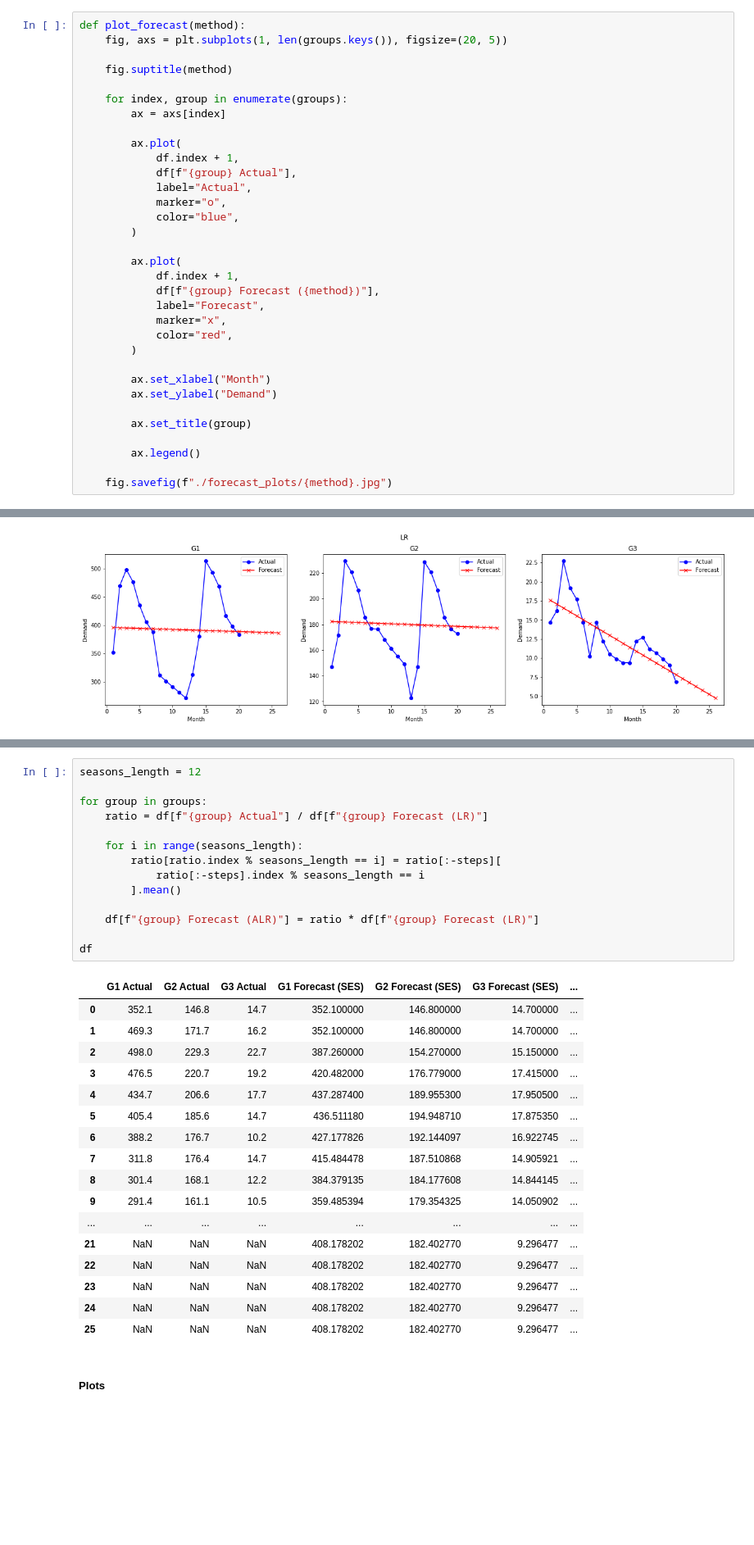
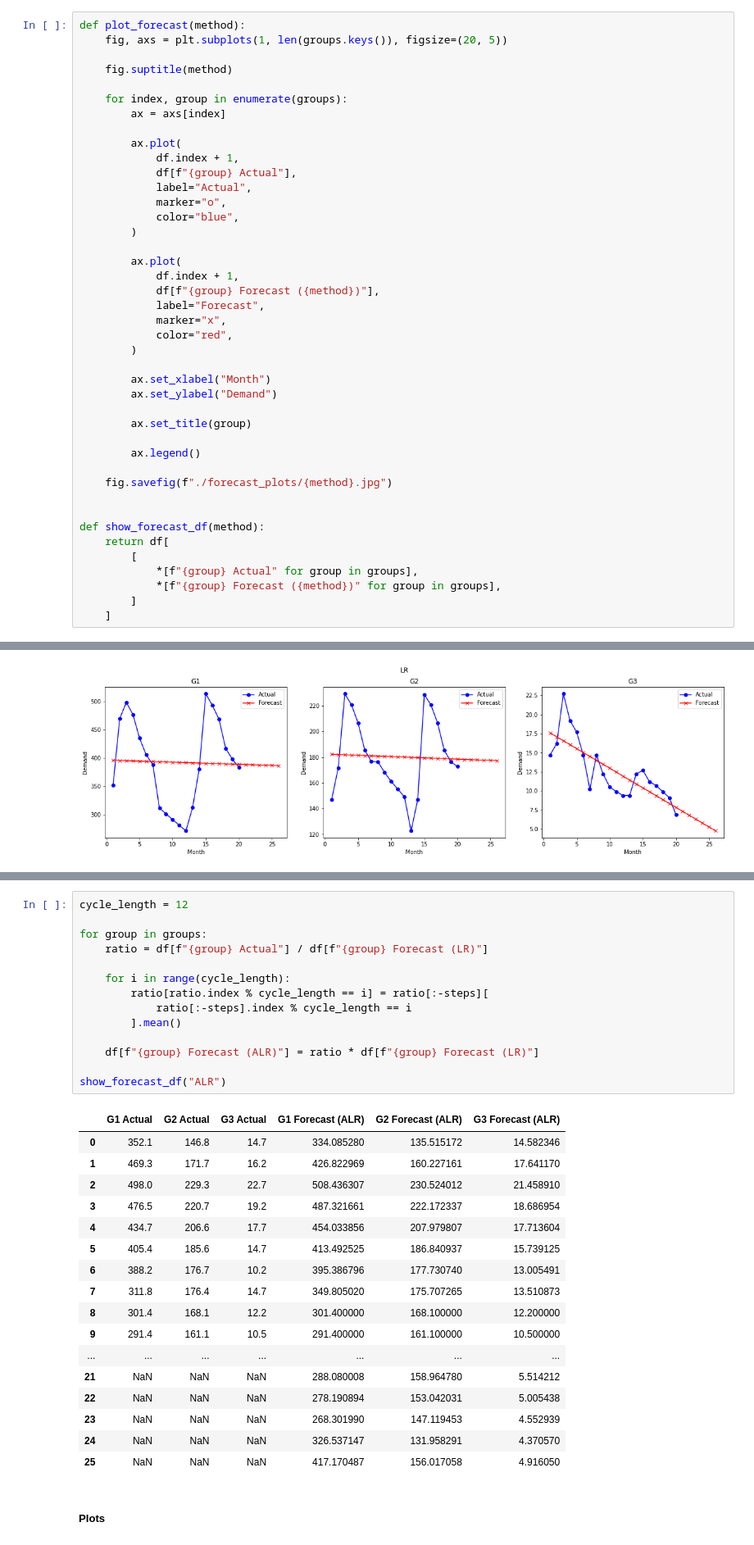
Before and after one commit to Hawmex/aut_pp_project, a Jupyter notebook: notebook.ipynb, the cells around one changed output, grey strips where cells are left out. Shown: that part at 82% size. Cells and saved outputs as stored; diff of their text form; blank space fills up the shorter version.

```diff
--- a/notebook.ipynb
+++ b/notebook.ipynb
@@ -89,3 +118,12 @@ def plot_forecast(method):
         ax.legend()
 
     fig.savefig(f"./forecast_plots/{method}.jpg")
+
+
+def show_forecast_df(method):
+    return df[
+        [
+            *[f"{group} Actual" for group in groups],
+            *[f"{group} Forecast ({method})" for group in groups],
+        ]
+    ]
@@ -344,35 +408,35 @@ plot_forecast("LR")
 # %%
-seasons_length = 12
+cycle_length = 12
 
 for group in groups:
     ratio = df[f"{group} Actual"] / df[f"{group} Forecast (LR)"]
 
-    for i in range(seasons_length):
-        ratio[ratio.index % seasons_length == i] = ratio[:-steps][
-            ratio[:-steps].index % seasons_length == i
+    for i in range(cycle_length):
+        ratio[ratio.index % cycle_length == i] = ratio[:-steps][
+            ratio[:-steps].index % cycle_length == i
         ].mean()
 
     df[f"{group} Forecast (ALR)"] = ratio * df[f"{group} Forecast (LR)"]
 
-df
+show_forecast_df("ALR")
 # %% [output]
-|  | G1 Actual | G2 Actual | G3 Actual | G1 Forecast (SES) | G2 Forecast (SES) | G3 Forecast (SES) | ... |
-| 0 | 352.1 | 146.8 | 14.7 | 352.100000 | 146.800000 | 14.700000 | ... |
-| 1 | 469.3 | 171.7 | 16.2 | 352.100000 | 146.800000 | 14.700000 | ... |
-| 2 | 498.0 | 229.3 | 22.7 | 387.260000 | 154.270000 | 15.150000 | ... |
-| 3 | 476.5 | 220.7 | 19.2 | 420.482000 | 176.779000 | 17.415000 | ... |
-| 4 | 434.7 | 206.6 | 17.7 | 437.287400 | 189.955300 | 17.950500 | ... |
-| 5 | 405.4 | 185.6 | 14.7 | 436.511180 | 194.948710 | 17.875350 | ... |
-| 6 | 388.2 | 176.7 | 10.2 | 427.177826 | 192.144097 | 16.922745 | ... |
-| 7 | 311.8 | 176.4 | 14.7 | 415.484478 | 187.510868 | 14.905921 | ... |
-| 8 | 301.4 | 168.1 | 12.2 | 384.379135 | 184.177608 | 14.844145 | ... |
-| 9 | 291.4 | 161.1 | 10.5 | 359.485394 | 179.354325 | 14.050902 | ... |
-| ... | ... | ... | ... | ... | ... | ... | ... |
-| 21 | NaN | NaN | NaN | 408.178202 | 182.402770 | 9.296477 | ... |
-| 22 | NaN | NaN | NaN | 408.178202 | 182.402770 | 9.296477 | ... |
-| 23 | NaN | NaN | NaN | 408.178202 | 182.402770 | 9.296477 | ... |
-| 24 | NaN | NaN | NaN | 408.178202 | 182.402770 | 9.296477 | ... |
-| 25 | NaN | NaN | NaN | 408.178202 | 182.402770 | 9.296477 | ... |
+|  | G1 Actual | G2 Actual | G3 Actual | G1 Forecast (ALR) | G2 Forecast (ALR) | G3 Forecast (ALR) |
+| 0 | 352.1 | 146.8 | 14.7 | 334.085280 | 135.515172 | 14.582346 |
+| 1 | 469.3 | 171.7 | 16.2 | 426.822969 | 160.227161 | 17.641170 |
+| 2 | 498.0 | 229.3 | 22.7 | 508.436307 | 230.524012 | 21.458910 |
+| 3 | 476.5 | 220.7 | 19.2 | 487.321661 | 222.172337 | 18.686954 |
+| 4 | 434.7 | 206.6 | 17.7 | 454.033856 | 207.979807 | 17.713604 |
+| 5 | 405.4 | 185.6 | 14.7 | 413.492525 | 186.840937 | 15.739125 |
+| 6 | 388.2 | 176.7 | 10.2 | 395.386796 | 177.730740 | 13.005491 |
+| 7 | 311.8 | 176.4 | 14.7 | 349.805020 | 175.707265 | 13.510873 |
+| 8 | 301.4 | 168.1 | 12.2 | 301.400000 | 168.100000 | 12.200000 |
+| 9 | 291.4 | 161.1 | 10.5 | 291.400000 | 161.100000 | 10.500000 |
+| ... | ... | ... | ... | ... | ... | ... |
+| 21 | NaN | NaN | NaN | 288.080008 | 158.964780 | 5.514212 |
+| 22 | NaN | NaN | NaN | 278.190894 | 153.042031 | 5.005438 |
+| 23 | NaN | NaN | NaN | 268.301990 | 147.119453 | 4.552939 |
+| 24 | NaN | NaN | NaN | 326.537147 | 131.958291 | 4.370570 |
+| 25 | NaN | NaN | NaN | 417.170487 | 156.017058 | 4.916050 |
 # %% [markdown]
 ##### Plots
 # %%
```
Also changed, not shown: parts of 37 cells of this notebook, 1 other file.
